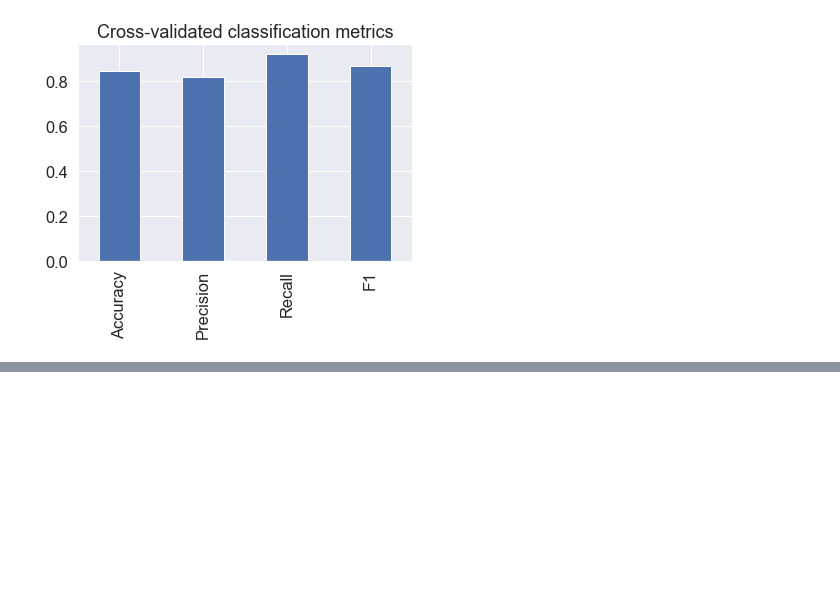
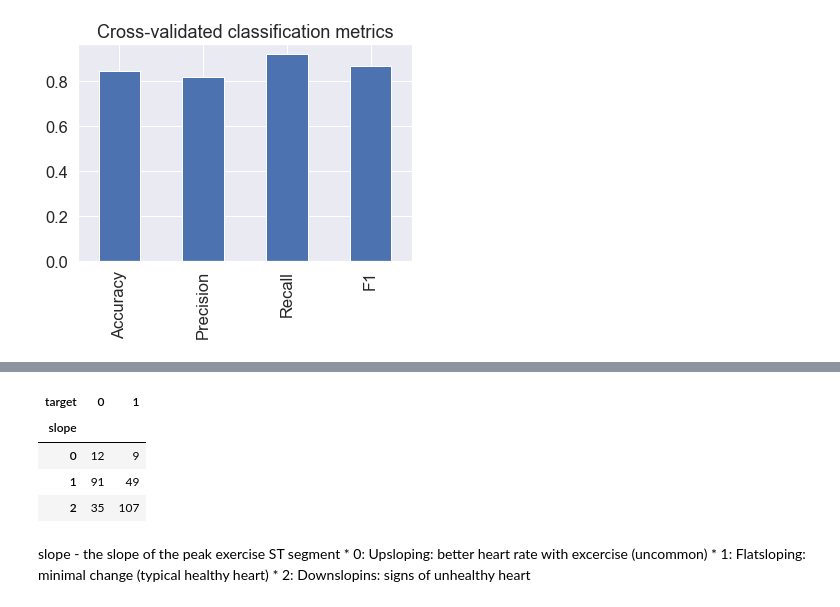
Before and after one commit to pavanskipo/Heart-Disease-Project, a Jupyter notebook: heart-disease-classification.ipynb, the cells around one changed output, grey strips where cells are left out. Drawn from its saved outputs; the diff is of its cells as text; code cells hidden in the pictures; blank space fills up the shorter version.

```diff
--- a/heart-disease-classification.ipynb
+++ b/heart-disease-classification.ipynb
@@ -713,0 +766,13 @@ cv_metrics.T.plot.bar(title="Cross-validated classification metrics",
+# %%
+pd.crosstab(df["slope"], df["target"])
+# %% [output]
+| target | 0 | 1 |
+| slope |  |  |
+| 0 | 12 | 9 |
+| 1 | 91 | 49 |
+| 2 | 35 | 107 |
+# %% [markdown]
+slope - the slope of the peak exercise ST segment
+    * 0: Upsloping: better heart rate with excercise (uncommon)
+    * 1: Flatsloping: minimal change (typical healthy heart)
+    * 2: Downslopins: signs of unhealthy heart
```
Also changed, not shown: parts of 8 cells of this notebook.
